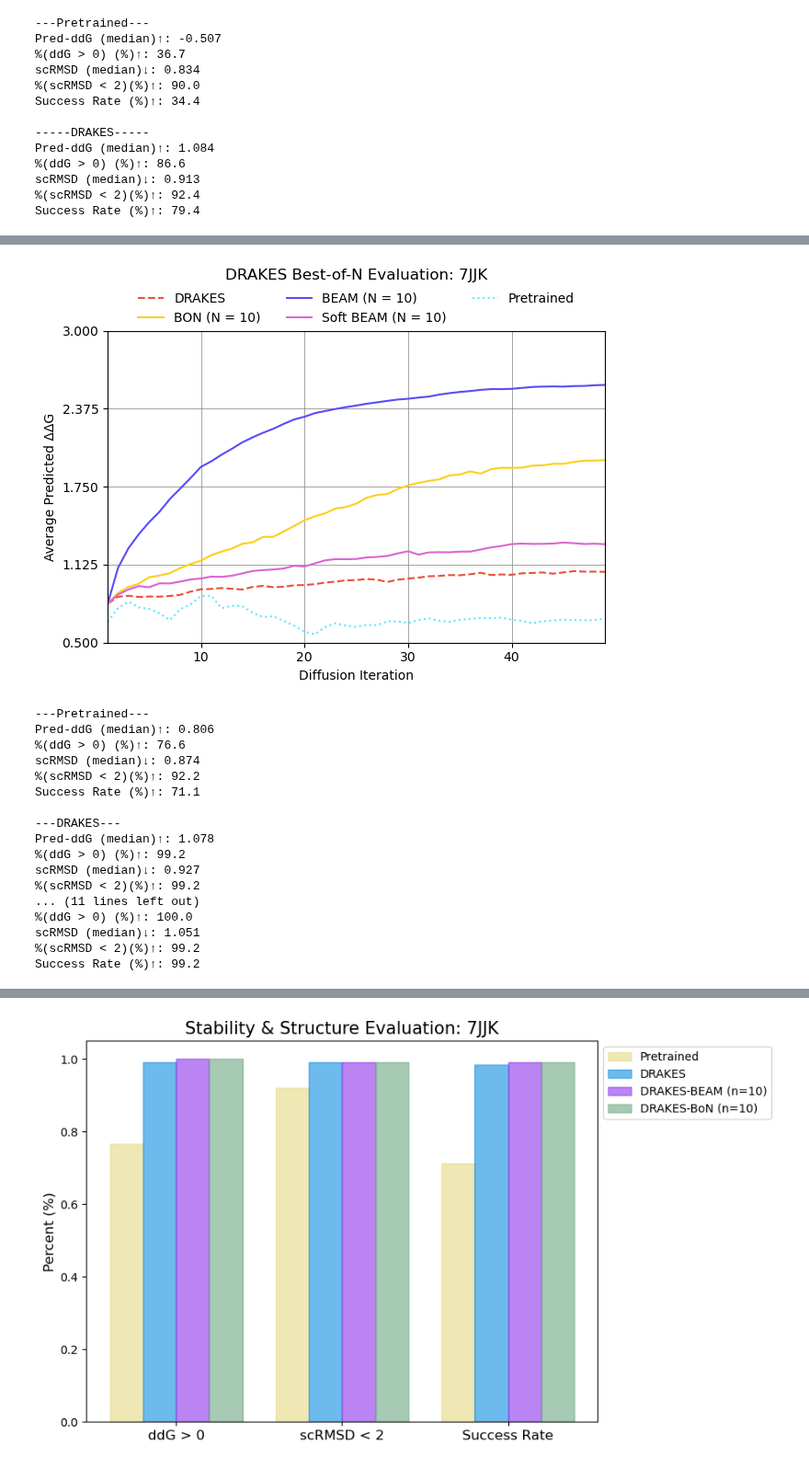
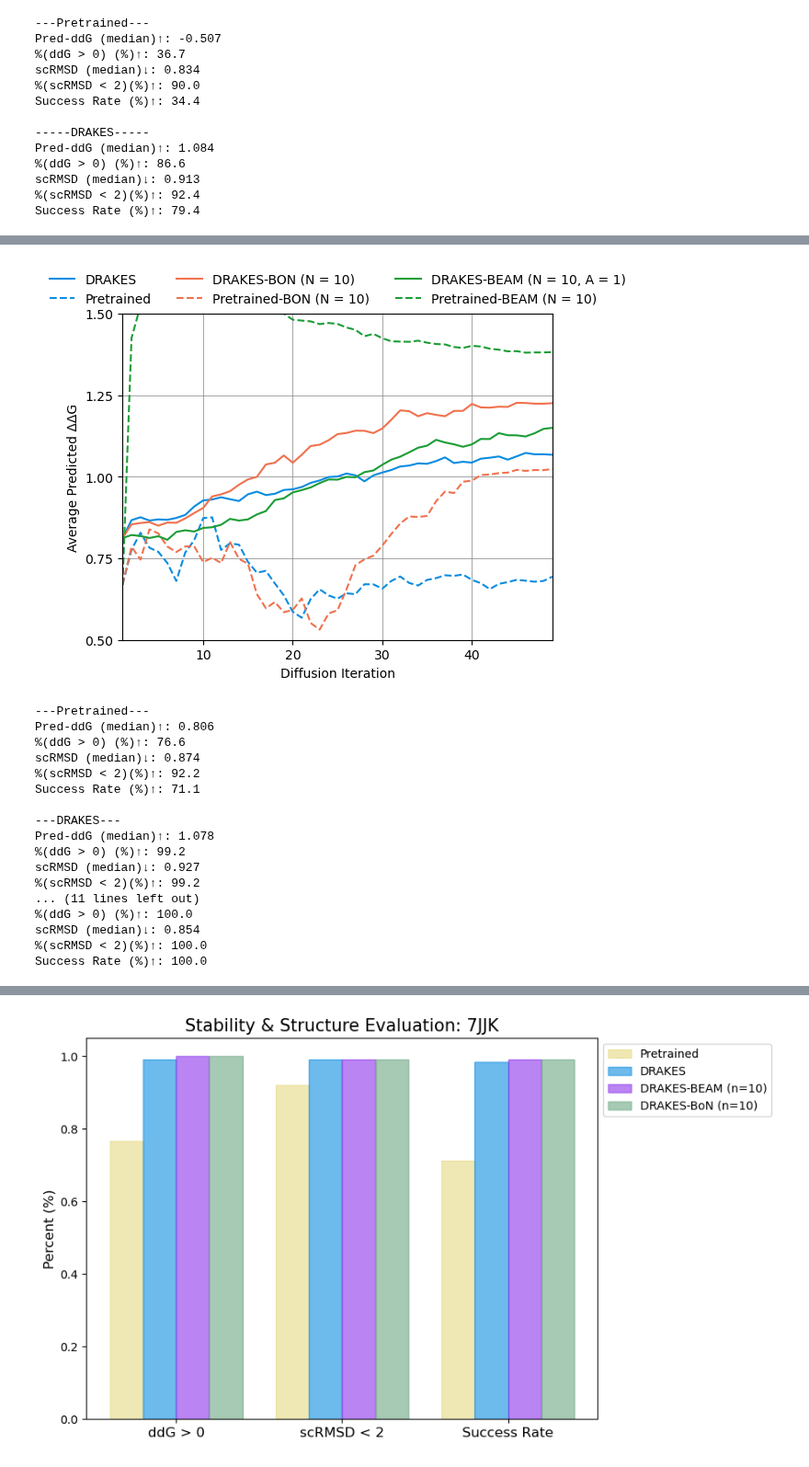
Before and after one commit to shainotshy1/BLISS_Experiments, a Jupyter notebook: DRAKES/analyze_align_drakes.ipynb, the cells around one changed output, grey strips where cells are left out. Shown at 92% size. Drawn from its saved outputs; the diff is of its cells as text; code cells hidden in the pictures.

Commit message:
data updates

```diff
--- a/DRAKES/analyze_align_drakes.ipynb
+++ b/DRAKES/analyze_align_drakes.ipynb
@@ -57,0 +71,20 @@ reward_average_soft_beam_10 = df_soft_beam_10['Reward Average']
+# %%
+plt.style.use('default')
+
+fig, ax = plt.subplots()
+ax.grid(color='gray', linewidth=0.5)
+ax.plot(diff_iteration, reward_average, color='#0C8CE1', label='DRAKES')
+ax.set_ylabel('Average Predicted ΔΔG')
+ax.set_xlabel('Diffusion Iteration')
+ax.tick_params(axis='y', labelcolor='black')
+all_reward = reward_average
+ax.set_ylim(min(all_reward), max(all_reward))
+ax.set_xlim(min(diff_iteration), max(diff_iteration))
+y_min = floor(min(all_reward) * 2) / 2
+y_max = ceil(max(all_reward) * 2) / 2
+ax.set_yticks(np.linspace(y_min, y_max, num=5))
+
+plt.legend(loc='upper center', bbox_to_anchor=(0.5, 1.16), ncol=2, frameon=False)
+plt.title('DRAKES BEAM scRMSD Evaluation: 7JJK', pad=40)
+plt.tight_layout()
+plt.show()
@@ -58,30 +93,32 @@ reward_average_soft_beam_10 = df_soft_beam_10['Reward Average']
 # %%
 plt.style.use('default')
 
 fig, ax = plt.subplots()
-
+reward_average_beam_10_old
 ax.grid(color='gray', linewidth=0.5)
-ax.plot(diff_iteration, reward_average, color='#E8543F', label='DRAKES', linestyle='--')
-ax.plot(diff_iteration, reward_average_bon_10, color='#FCD021', label='BON (N = 10)')
-ax.plot(diff_iteration, reward_average_beam_10, color='#5A4EF5', label='BEAM (N = 10)')
-ax.plot(diff_iteration, reward_average_soft_beam_10, color='#DB67D3', label='Soft BEAM (N = 10)')
-ax.plot(diff_iteration, reward_average_old, color='#5FE8FF', label='Pretrained', linestyle=':')
+ax.plot(diff_iteration, reward_average, color='#0C8CE1', label='DRAKES')
+ax.plot(diff_iteration, reward_average_old, color='#0C8CE1', label='Pretrained', linestyle='--')
+ax.plot(diff_iteration, reward_average_bon_10, color='#F0724F', label='DRAKES-BON (N = 10)')
+ax.plot(diff_iteration, reward_average_bon_10_old, color='#F0724F', label='Pretrained-BON (N = 10)', linestyle='--')
+ax.plot(diff_iteration, reward_average_beam_10, color='#1C9D36', label='DRAKES-BEAM (N = 10, A = 1)')
+ax.plot(diff_iteration, reward_average_beam_10_old, color='#1C9D36', label='Pretrained-BEAM (N = 10)', linestyle='--')
+# ax.plot(diff_iteration, reward_average_soft_beam_10, color='#DB67D3', label='Soft BEAM (N = 10)')
 ax.set_ylabel('Average Predicted ΔΔG')
 ax.set_xlabel('Diffusion Iteration')
 ax.tick_params(axis='y', labelcolor='black')
-all_reward = np.concatenate((reward_average, reward_average_bon_10, reward_average_beam_10, reward_average_old, reward_average_soft_beam_10))
+all_reward = np.concatenate((reward_average, reward_average_old, reward_average_bon_10, reward_average_bon_10_old, reward_average_beam_10))# reward_average_beam_10_1_5))
 ax.set_ylim(min(all_reward), max(all_reward))
 ax.set_xlim(min(diff_iteration), max(diff_iteration))
 y_min = floor(min(all_reward) * 2) / 2
 y_max = ceil(max(all_reward) * 2) / 2
 ax.set_yticks(np.linspace(y_min, y_max, num=5))
 
 plt.legend(loc='upper center', bbox_to_anchor=(0.5, 1.16), ncol=3, frameon=False)
-plt.title('DRAKES Best-of-N Evaluation: 7JJK', pad=40)
+#plt.title('DRAKES Best-of-N Evaluation: 7JJK', pad=40)
 plt.tight_layout()
 plt.show()
 # %% [output]
-[figure, old version]
+[figure, new version]
 # %%
 print("---Pretrained---")
 pretrain_stats_7jjk = display_eval(df_pre, '7JJK')
@@ -90,12 +127,13 @@ print("\n---DRAKES---")
 drakes_stats_7jjk = display_eval(df_drakes, '7JJK')
 
 print("\n---BON 10---")
-bon_10_file = 'data/bon_data/distribution/original_new_10_0.5_0_results_merge_bon_10_interval_1.csv'
+bon_10_file = 'data/beam_data/distribution/original_new_10_0.5_0_results_merge_new_7JJK_scrmsd_beam_10_1_50.csv'#original_new_10_0.5_0_results_merge_beam_rmsd_10_1_10.csv'#original_new_10_0.5_0_results_merge_beam_10_test.csv'
+#'data/bon_data/distribution/original_new_10_0.5_0_results_merge_bon_10_test.csv'
 df_bon_10 = pd.read_csv(bon_10_file)
 bon_10_stats_7jjk = display_eval(df_bon_10, '7JJK')
 
 print("\n---BEAM 10---")
-beam_10_file = 'data/beam_data/distribution/original_new_10_0.5_0_results_merge_beam_10_interval_1.csv'
+beam_10_file = 'data/beam_data/distribution/original_new_10_0.5_0_results_merge_new_7JJK_scrmsd_beam_10_1_10.csv'#original_new_10_0.5_0_results_merge_beam_10_test.csv'
 df_beam_10 = pd.read_csv(beam_10_file)
 beam_10_stats_7jjk = display_eval(df_beam_10, '7JJK')
 # %% [output]
@@ -113,9 +151,9 @@ scRMSD (median)↓: 0.927
 %(scRMSD < 2)(%)↑: 99.2
 ... (11 lines left out)
 %(ddG > 0) (%)↑: 100.0
-scRMSD (median)↓: 1.051
-%(scRMSD < 2)(%)↑: 99.2
-Success Rate (%)↑: 99.2
+scRMSD (median)↓: 0.854
+%(scRMSD < 2)(%)↑: 100.0
+Success Rate (%)↑: 100.0
 # %%
 analyze_protein_gen_helper('7JJK', [df_pre, df_drakes, df_beam_10, df_bon_10], ['Pretrained', 'DRAKES', 'DRAKES-BEAM (n=10)', 'DRAKES-BON (n=10)'], ['#E6D983', '#0C8CE1', '#8C33EB', '#6CA783'])
 # %% [output]
```
Also changed, not shown: parts of 4 cells of this notebook, 19 other files.
